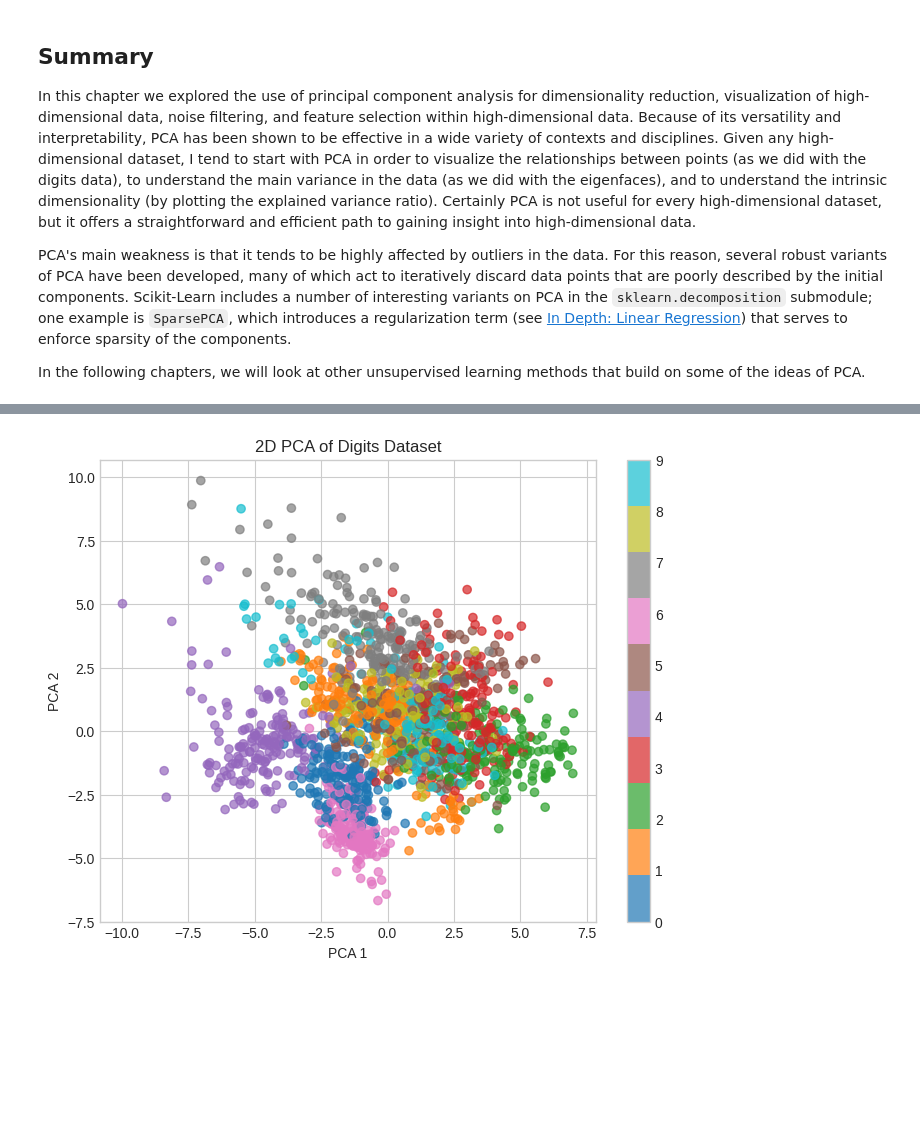
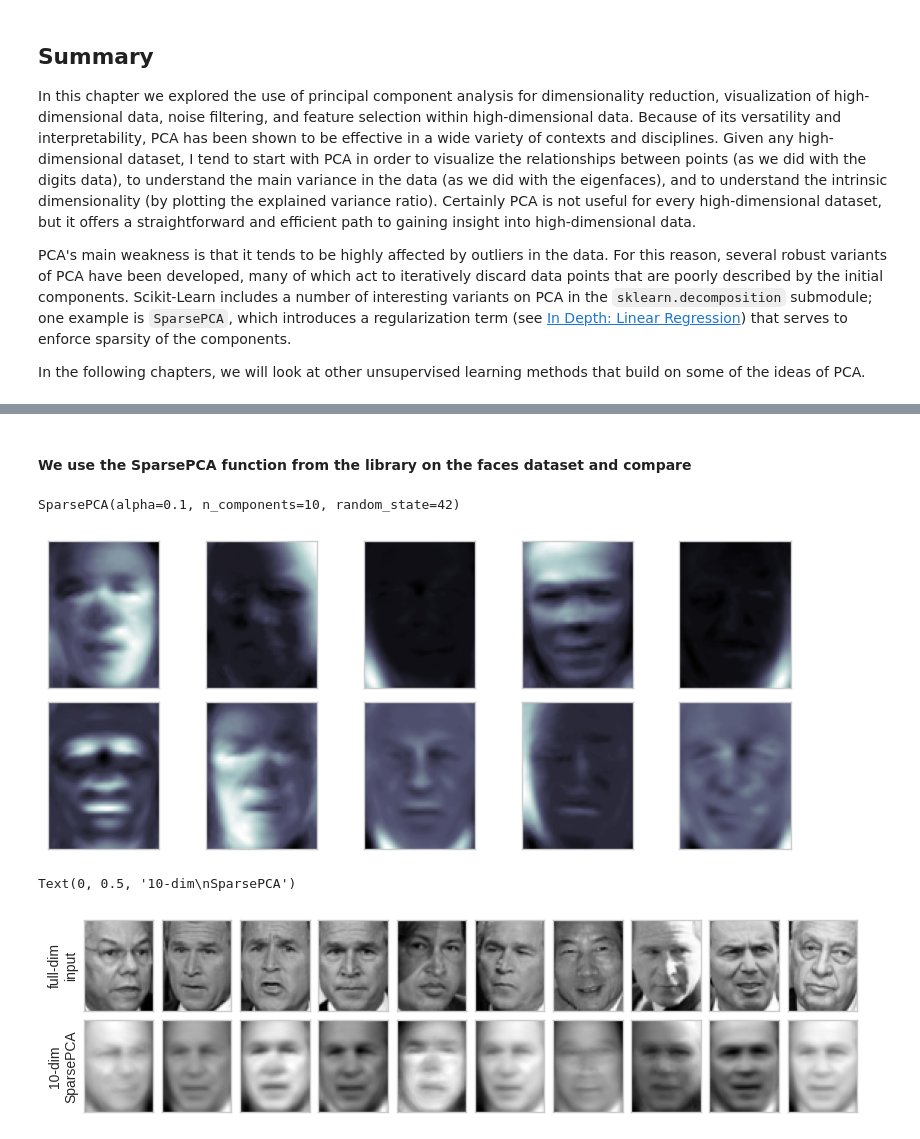
Before and after one commit to pujithasuribhatla/PCA_tutorial, a Jupyter notebook: 05_09_Principal_Component_Analysis.ipynb, the cells around one changed output, grey strips where cells are left out. Saved outputs shown, nothing was run; the diff lists cells and outputs as text; code cells hidden in the pictures; blank space fills up the shorter version.

```diff
--- a/05_09_Principal_Component_Analysis.ipynb
+++ b/05_09_Principal_Component_Analysis.ipynb
@@ -368,20 +346,0 @@ plt.show()
-# %%
-from mpl_toolkits.mplot3d import Axes3D
-from sklearn.decomposition import PCA
-import matplotlib.pyplot as plt
-
-# Reduce dimensions to 3 for 3D visualization
-pca_3d = PCA(n_components=3)
-faces_3d = pca_3d.fit_transform(faces.data)
-
-fig = plt.figure(figsize=(10, 7))
-ax = fig.add_subplot(111, projection='3d')
-scatter = ax.scatter(faces_3d[:, 0], faces_3d[:, 1], faces_3d[:, 2],
-                     c=faces.target, cmap='tab10', alpha=0.7)
-legend = ax.legend(*scatter.legend_elements(), title="Classes",
-                   loc="upper right", bbox_to_anchor=(1.15, 1))
-ax.set_title("3D PCA Projection of Face Data")
-ax.set_xlabel("PCA 1")
-ax.set_ylabel("PCA 2")
-ax.set_zlabel("PCA 3")
-plt.show()
@@ -401,21 +347,21 @@ plt.show()
-# %%
-from sklearn.datasets import load_digits
-from sklearn.decomposition import PCA
-from sklearn.preprocessing import StandardScaler
-import matplotlib.pyplot as plt
-
-digits = load_digits()
-X_scaled = StandardScaler().fit_transform(digits.data)
-pca_digits = PCA(n_components=2)
-digits_2d = pca_digits.fit_transform(X_scaled)
-
-plt.figure(figsize=(8, 6))
-scatter = plt.scatter(digits_2d[:, 0], digits_2d[:, 1], c=digits.target, cmap='tab10', alpha=0.7)
-plt.colorbar(scatter, ticks=range(10))
-plt.title("2D PCA of Digits Dataset")
-plt.xlabel("PCA 1")
-plt.ylabel("PCA 2")
-plt.grid(True)
-plt.show()
-# %% [output]
-[figure, removed]
+# %% [markdown]
+#### We use the SparsePCA function from the library on the faces dataset and compare
+# %%
+#Import and fit SparsePCA
+from sklearn.decomposition import SparsePCA
+
+# Fit SparsePCA with 10 components
+sparse_pca = SparsePCA(n_components=10, alpha=0.1, random_state=42)
+sparse_pca.fit(faces.data)
+# %% [output]
+SparsePCA(alpha=0.1, n_components=10, random_state=42)
+# %%
+#Visualize SparsePCA components (eigenfaces)
+
+fig, axes = plt.subplots(2, 5, figsize=(10, 4),
+                         subplot_kw={'xticks':[], 'yticks':[]},
+                         gridspec_kw=dict(hspace=0.1, wspace=0.1))
+for i, ax in enumerate(axes.flat):
+    ax.imshow(sparse_pca.components_[i].reshape(62, 47), cmap='bone')
+# %% [output]
+[figure, added]
@@ -421,0 +373,14 @@ plt.show()
+# %%
+#Compare original vs SparsePCA reconstruction
+fig, ax = plt.subplots(2, 10, figsize=(10, 2.5),
+                       subplot_kw={'xticks':[], 'yticks':[]},
+                       gridspec_kw=dict(hspace=0.1, wspace=0.1))
+for i in range(10):
+    ax[0, i].imshow(faces.data[i].reshape(62, 47), cmap='binary_r')
+    ax[1, i].imshow(sparse_projected[i].reshape(62, 47), cmap='binary_r')
+
+ax[0, 0].set_ylabel('full-dim\ninput')
+ax[1, 0].set_ylabel('10-dim\nSparsePCA')
+# %% [output]
+Text(0, 0.5, '10-dim\nSparsePCA')
+[figure, added]
```
Also changed, not shown: parts of 5 cells of this notebook.
